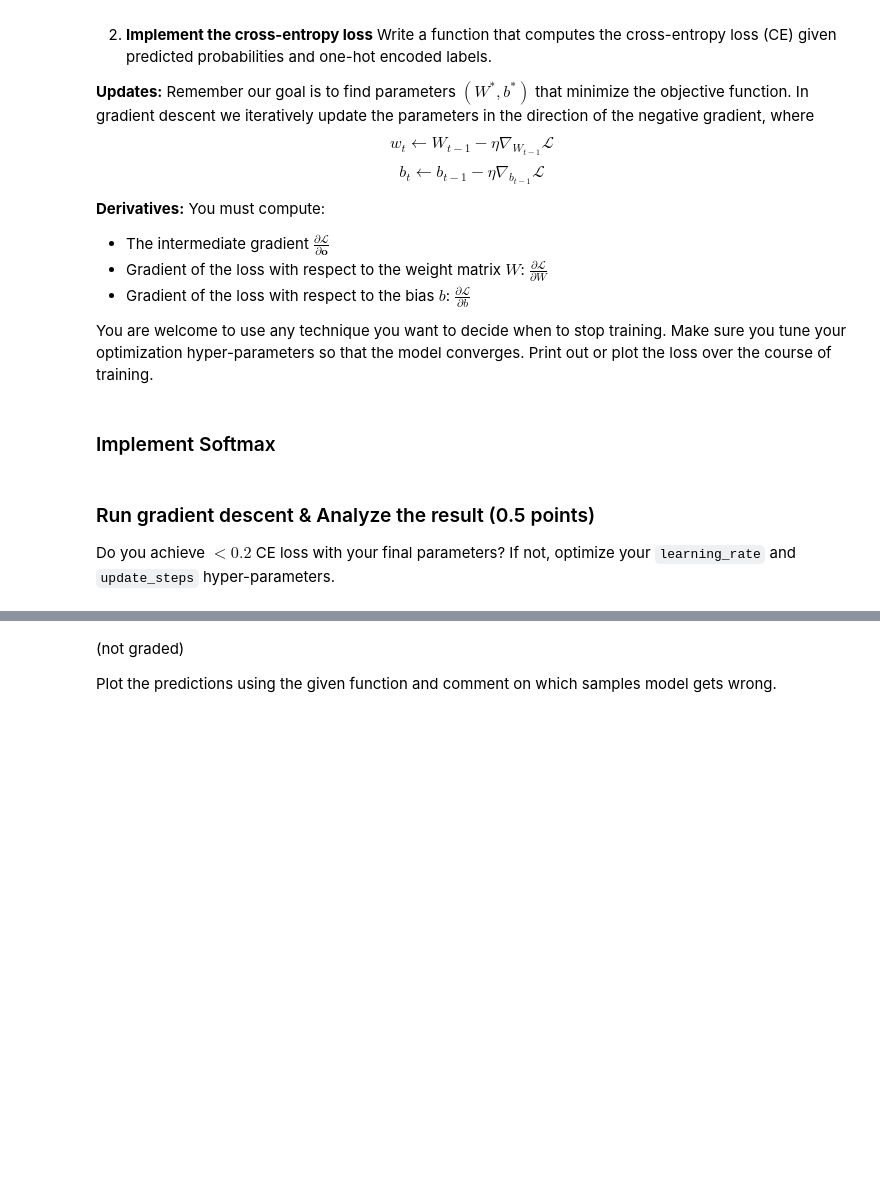
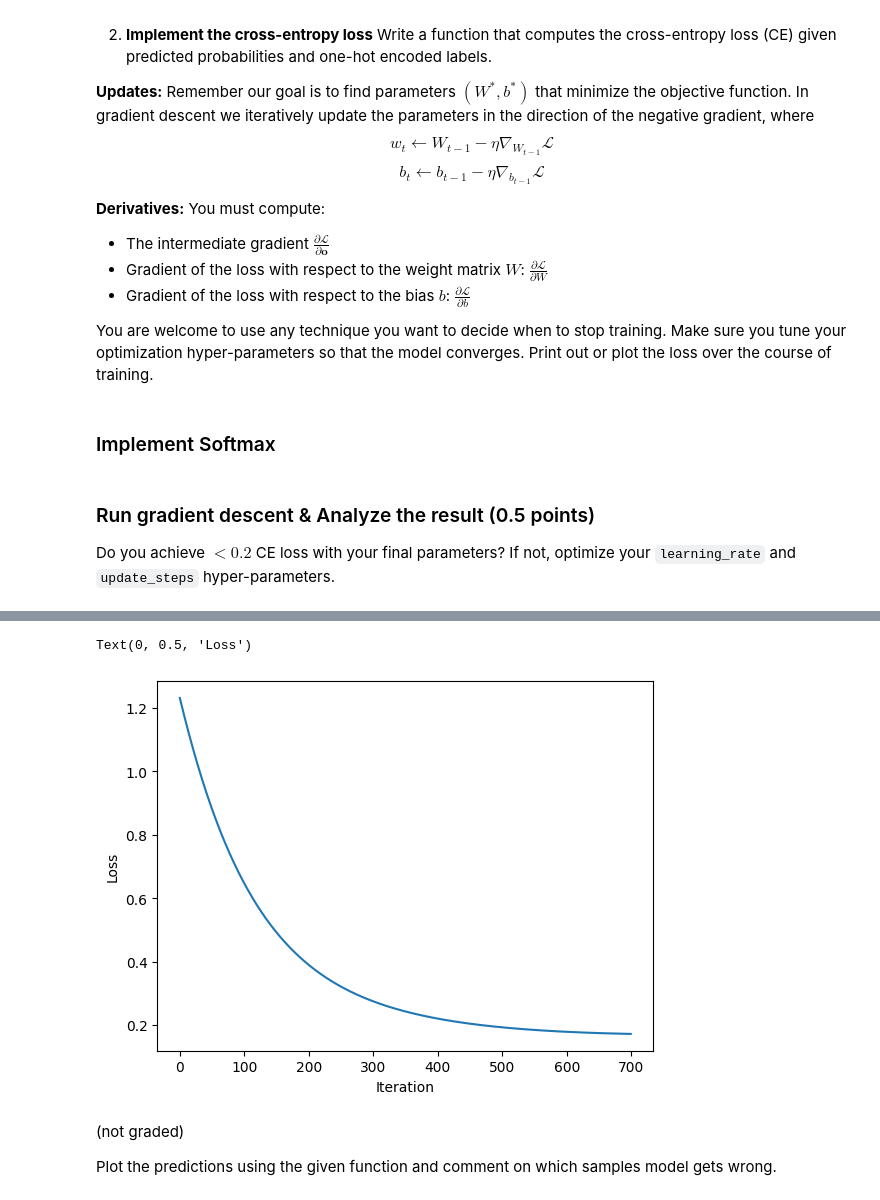
Before and after one commit to WithComment/assignments, a Jupyter notebook: Fall25_HW1_Regression.ipynb, the cells around one changed output, grey strips where cells are left out. Drawn from its saved outputs; the diff is of its cells as text; code cells hidden in the pictures; blank space fills up the shorter version.

```diff
--- a/Fall25_HW1_Regression.ipynb
+++ b/Fall25_HW1_Regression.ipynb
@@ -400,7 +433,8 @@ def softmax(logits: np.array) -> np.array:
     ## TODO: Implement softmax function
     ## Your Code, 0.3 points
     ## Hint: Pass keepdims=True
-    res = ....
+    explogits = np.exp(logits)
+    res = explogits / np.sum(explogits, axis=-1, keepdims=True)
     ##########################################
     # Hint: Remember softmax outputs a vector with same dimensions as the logits
     assert logits.shape == res.shape
@@ -411,8 +445,8 @@ def logistic_reg_model(weight: np.ndarray, bias:np.ndarray, inputs: np.ndarray)
     ##########################################
     ## TODO: Implement linear model with softmax: y = softmax(X W^T + b)  (Eq 2.1)
     ## Your Code, 0.2 points
-    logits = ...
-    probs = ...
+    logits = inputs @ weight.T + bias
+    probs = softmax(logits)
     ##########################################
     assert probs.shape == (inputs.shape[0], weight.shape[0])
     return probs
@@ -426,7 +460,7 @@ def cross_entropy_loss(predicted_probs: np.array, targets: np.array) -> float:
     ##########################################
     ## TODO: Implement cross entropy loss, 0.3 points
 
-    loss = ....
+    loss = -np.mean(np.log(predicted_probs[targets > 0] + eps))
     ##########################################
     assert isinstance(loss, float), "CE should return a scalar value."
     return loss
@@ -437,7 +471,8 @@ def dloss_dlogits(predicted_probs: np.ndarray, targets: np.ndarray) -> np.ndarra
     ## TODO: Implement derivative of CE loss w.r.t logits (Eq. 2.5)
     ## 0.2 pts
     ## Your Code
-    grad = ...
+    grad = np.zeros_like(predicted_probs)
+    grad[targets > 0] = (grad[targets > 0] - 1) / grad.shape[0]
     ##########################################
     assert grad.shape == predicted_probs.shape
     return grad
@@ -452,7 +487,7 @@ def logistic_reg_weight_update(predicted_probs: np.ndarray, inputs: np.ndarray,
     ## Hint: you can reuse `dloss_dlogits`
     ## 0.3 pts
     ## Your Code
-    dW = ...
+    dW = dloss_dlogits(predicted_probs, targets).T @ inputs
     ##########################################
     return dW
 
@@ -466,7 +501,7 @@ def logistic_reg_bias_update(predicted_probs: np.ndarray, inputs: np.ndarray, ta
     ## Hint: you can reuse `dloss_dlogits`
     ## 0.2 pts
     ## Your Code
-    db = ...
+    db = np.sum(dloss_dlogits(predicted_probs, targets), axis=0)
     ##########################################
     return db
 # %%
@@ -504,8 +539,9 @@ Do you achieve $< 0.2$ CE loss with your final parameters? If not, optimize your
 ## TODO: make sure to play around with different learning_rate and update_steps combinations
 ## so that your model achieves <0.2 CE loss
 ## Make sure to update the parameters
-log_learning_rate = 0.001
-log_update_steps = 100
+log_learning_rate = 0.05
+log_update_steps = 700
+
 ##########################################
 
 np.random.seed(SEED)
@@ -517,3 +553,4 @@ print(f"Final loss: {losses[-1]}")
 plt.plot(losses)
 plt.xlabel("Iteration")
 plt.ylabel("Loss")
+# %% [output]
@@ -520,3 +558,5 @@ plt.ylabel("Loss")
+Text(0, 0.5, 'Loss')
+[figure, added]
 # %% [markdown]
 (not graded)
 
```
Also changed, not shown: parts of 11 cells of this notebook.
